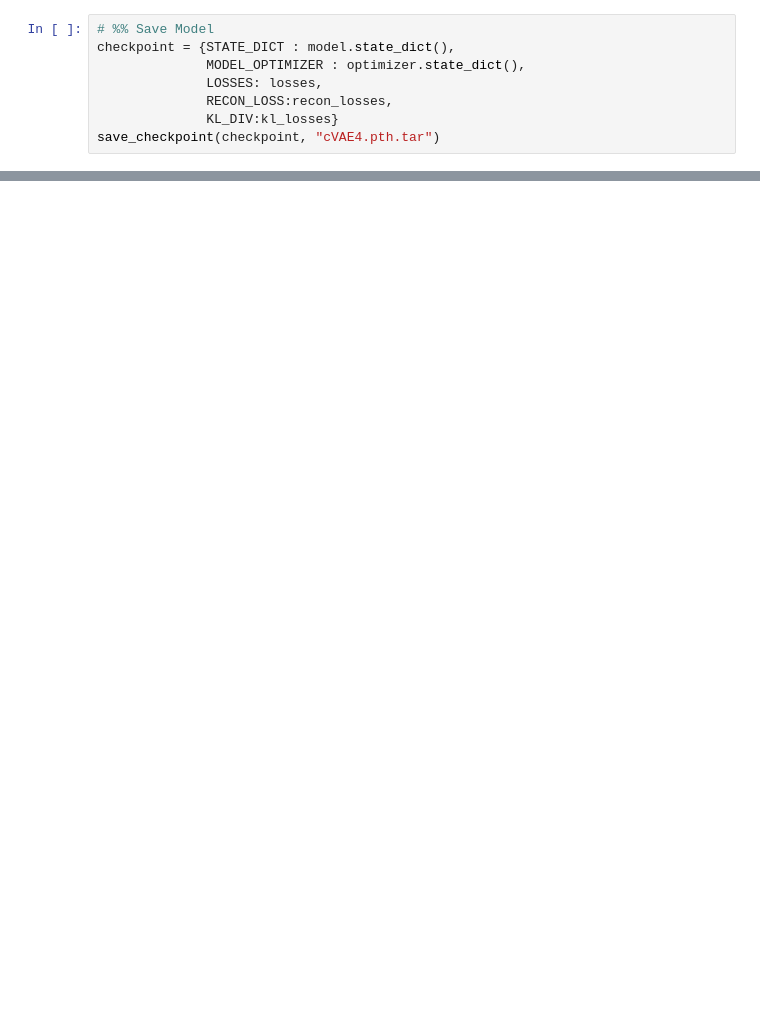
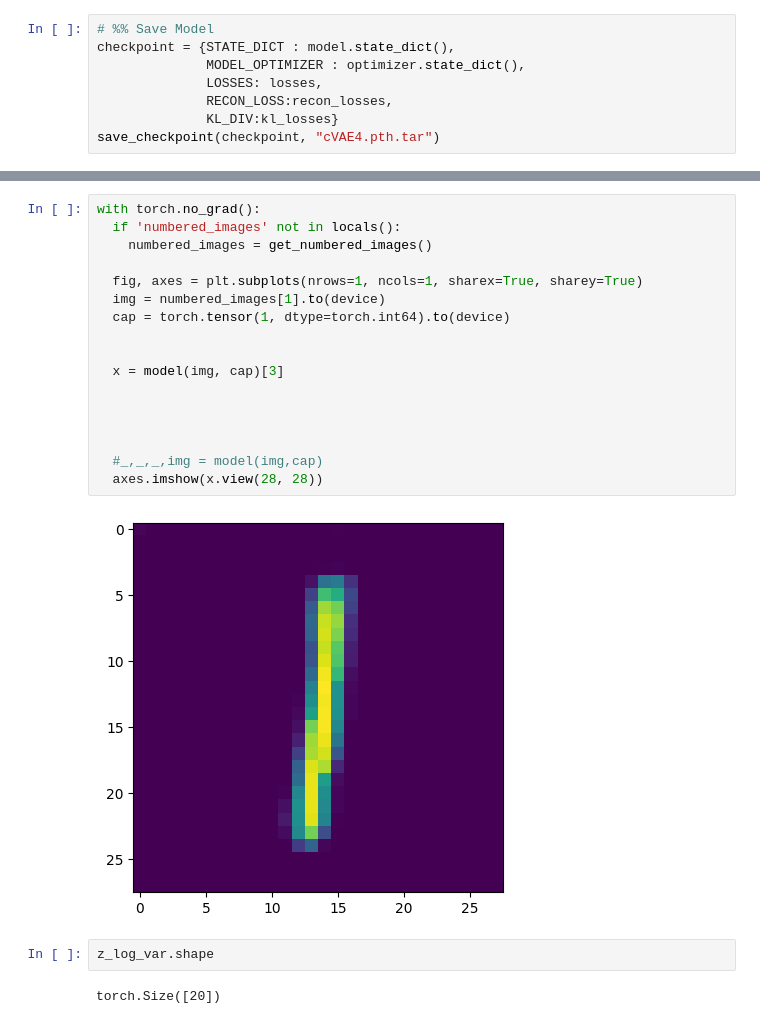
Before and after one commit to DimitrisMitroulis/NN-Projects, a Jupyter notebook: Autoencoders/Variational Autoencoders (VAEs)/cVAE_train-eval.ipynb, the cells around one changed output, grey strips where cells are left out. Saved outputs shown, nothing was run; the diff lists cells and outputs as text; blank space fills up the shorter version.

```diff
--- a/Autoencoders/Variational Autoencoders (VAEs)/cVAE_train-eval.ipynb
+++ b/Autoencoders/Variational Autoencoders (VAEs)/cVAE_train-eval.ipynb
@@ -571,0 +560,23 @@ with torch.no_grad():
+# %%
+with torch.no_grad():
+  if 'numbered_images' not in locals():
+    numbered_images = get_numbered_images()
+
+  fig, axes = plt.subplots(nrows=1, ncols=1, sharex=True, sharey=True)
+  img = numbered_images[1].to(device)
+  cap = torch.tensor(1, dtype=torch.int64).to(device)
+
+
+  x = model(img, cap)[3]
+
+
+
+
+  #_,_,_,img = model(img,cap)
+  axes.imshow(x.view(28, 28))
+# %% [output]
+[figure, added]
+# %%
+z_log_var.shape
+# %% [output]
+torch.Size([20])
```
Also changed, not shown: parts of 9 cells of this notebook.
